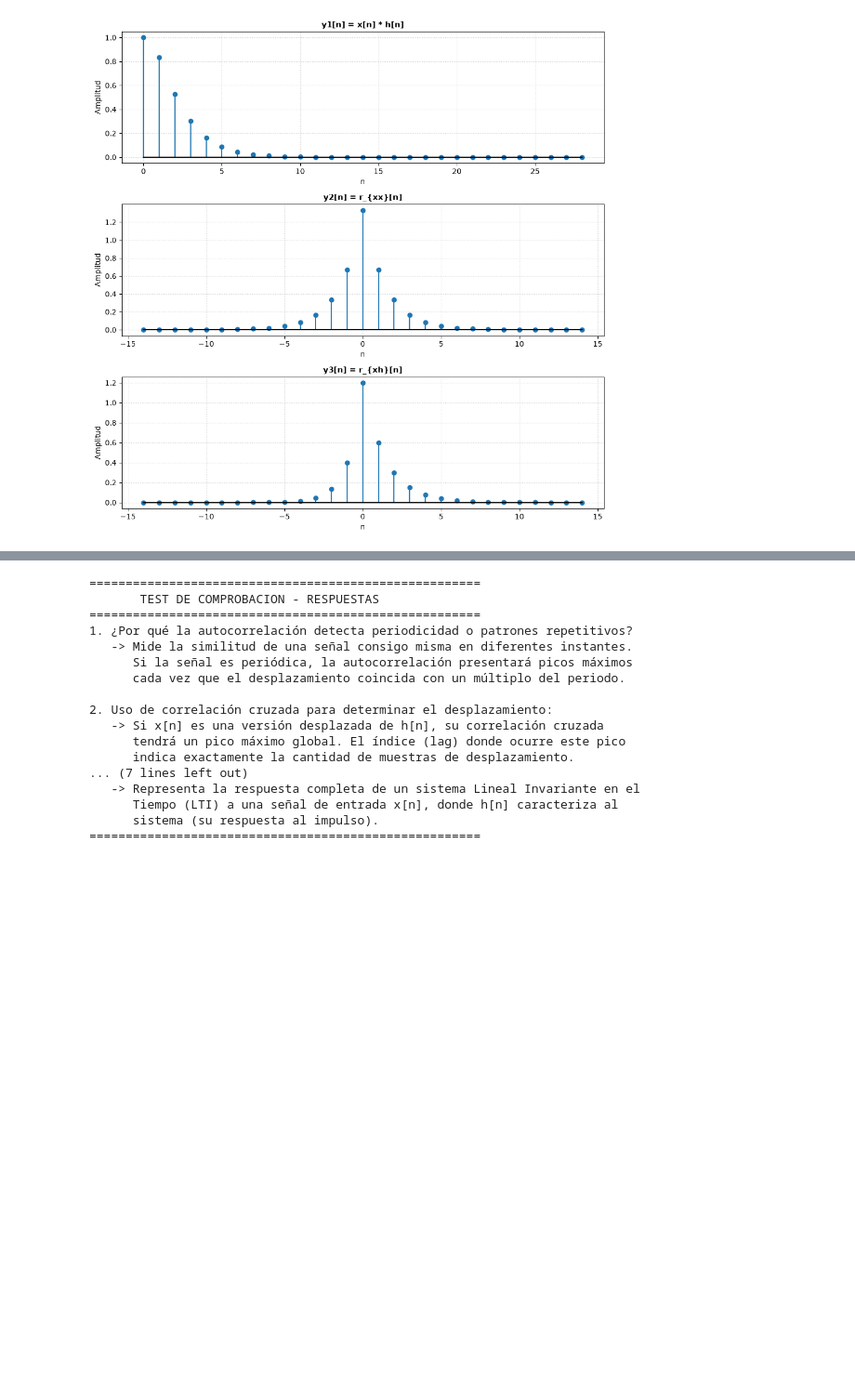
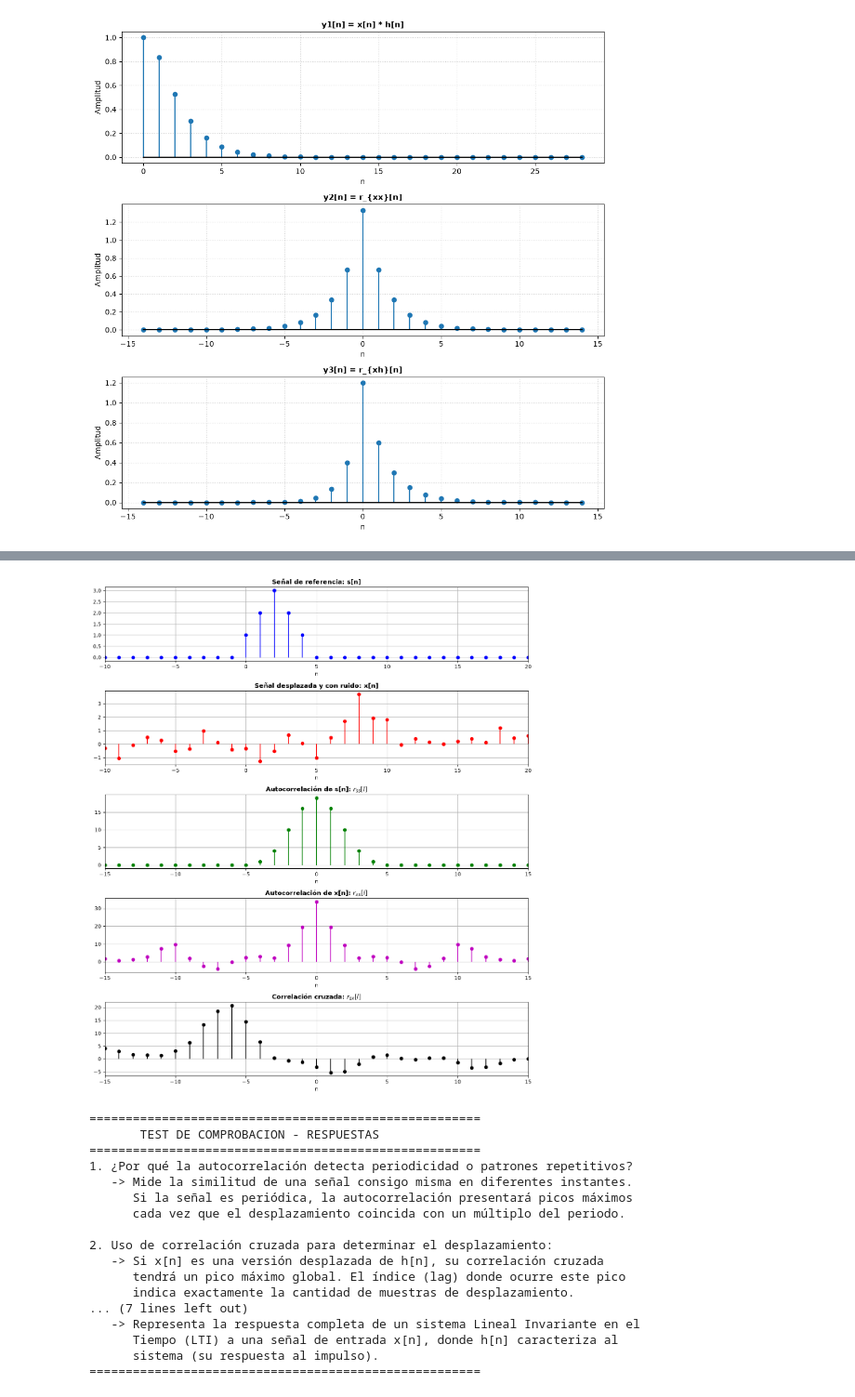
Before and after one commit to JulioOZ-cmyk/Procesamiento-de-senales, a Jupyter notebook: notebooks/Lab2.ipynb, the cells around one changed output, grey strips where cells are left out. Shown at 93% size. Cells and saved outputs as stored; diff of their text form; code cells hidden in the pictures; blank space fills up the shorter version.

```diff
--- a/notebooks/Lab2.ipynb
+++ b/notebooks/Lab2.ipynb
@@ -150,3 +212,71 @@ plt.show()
+# %%
+#f
+import matplotlib.pyplot as plt
+import numpy as np
+
+n = np.arange(-10, 30)
+
+
+def delta(n_val):
+  return (n_val == 0).astype(float)
+
+
+s = (
+    delta(n) + 2 * delta(n - 1) + 3 * delta(n - 2) + 2 * delta(n - 3) + delta(n - 4)
+)
+s_desplazada = (
+    delta(n - 6)
+    + 2 * delta(n - 7)
+    + 3 * delta(n - 8)
+    + 2 * delta(n - 9)
+    + delta(n - 10)
+)
+ruido = np.random.normal(
+    0, 0.5, len(n)
+)
+x = s_desplazada + ruido
+
+r_ss = np.correlate(s, s, mode="full")
+r_xx = np.correlate(x, x, mode="full")
+r_sx = np.correlate(s, x, mode="full")
+l = np.arange(-(len(n) - 1), len(n))
+
+fig, axs = plt.subplots(5, 1, figsize=(12, 14))
+
+axs[0].stem(n, s, linefmt="b-", markerfmt="bo", basefmt=" ")
+axs[0].set_title("Señal de referencia: s[n]", fontweight="bold")
+axs[0].set_xlabel("n")
+axs[0].grid(True)
+axs[0].set_xlim(-10, 20)
+
+axs[1].stem(n, x, linefmt="r-", markerfmt="ro", basefmt=" ")
+axs[1].set_title("Señal desplazada y con ruido: x[n]", fontweight="bold")
+axs[1].set_xlabel("n")
+axs[1].grid(True)
+axs[1].set_xlim(-10, 20)
+
+axs[2].stem(l, r_ss, linefmt="g-", markerfmt="go", basefmt=" ")
+axs[2].set_title(r"Autocorrelación de s[n]: $r_{ss}[l]$", fontweight="bold")
+axs[2].set_xlabel("n")
+axs[2].grid(True)
+axs[2].set_xlim(-15, 15)
+
+axs[3].stem(l, r_xx, linefmt="m-", markerfmt="mo", basefmt=" ")
+axs[3].set_title(r"Autocorrelación de x[n]: $r_{xx}[l]$", fontweight="bold")
+axs[3].set_xlabel("n")
+axs[3].grid(True)
+axs[3].set_xlim(-15, 15)
+
+axs[4].stem(l, r_sx, linefmt="k-", markerfmt="ko", basefmt=" ")
+axs[4].set_title(r"Correlación cruzada: $r_{sx}[l]$", fontweight="bold")
+axs[4].set_xlabel("n")
+axs[4].grid(True)
+axs[4].set_xlim(-15, 15)
+
+plt.tight_layout()
+plt.show()
+# %% [output]
+[figure, added]
 # %%
 import matplotlib.pyplot as plt
 import numpy as np
```
Also changed, not shown: parts of 5 cells of this notebook.
